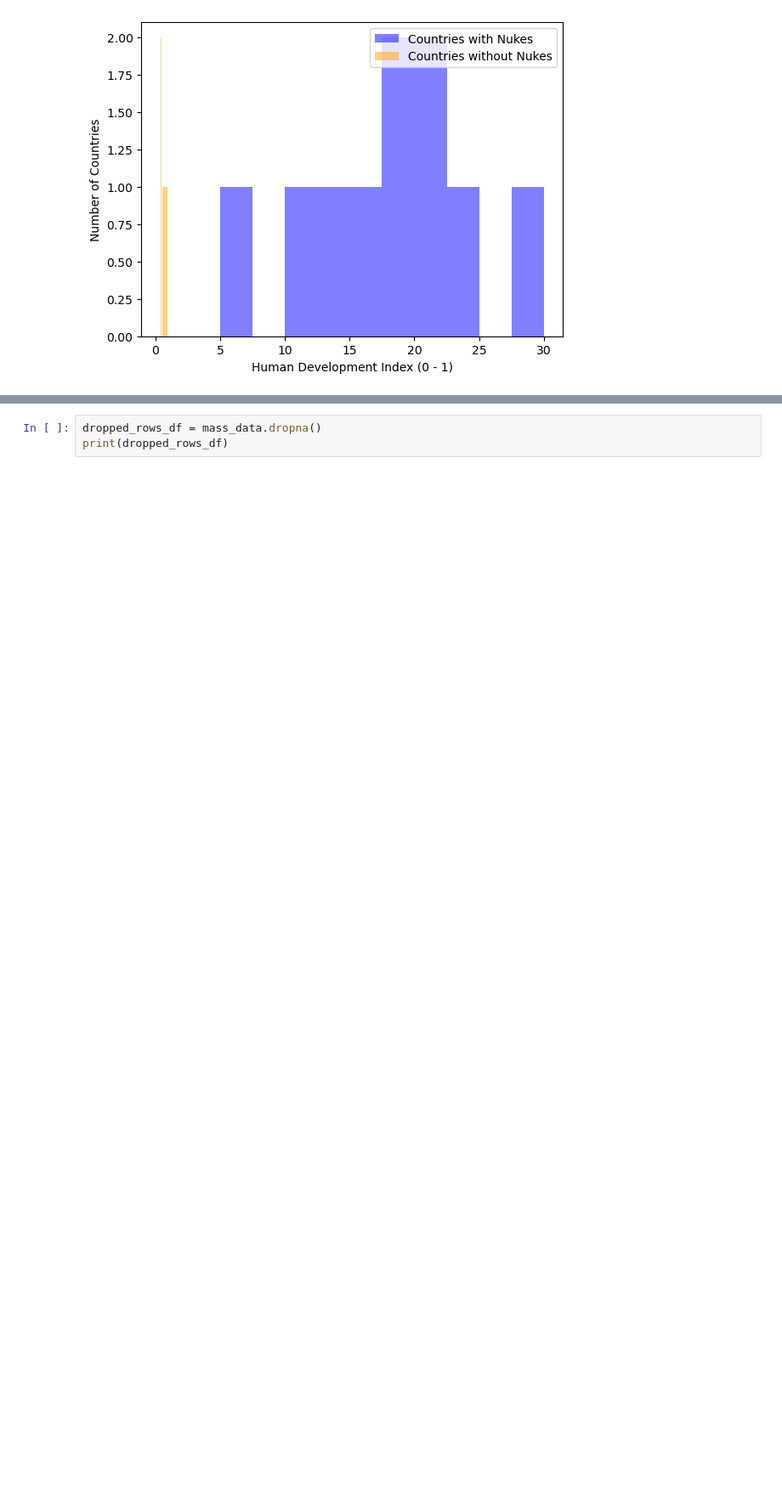
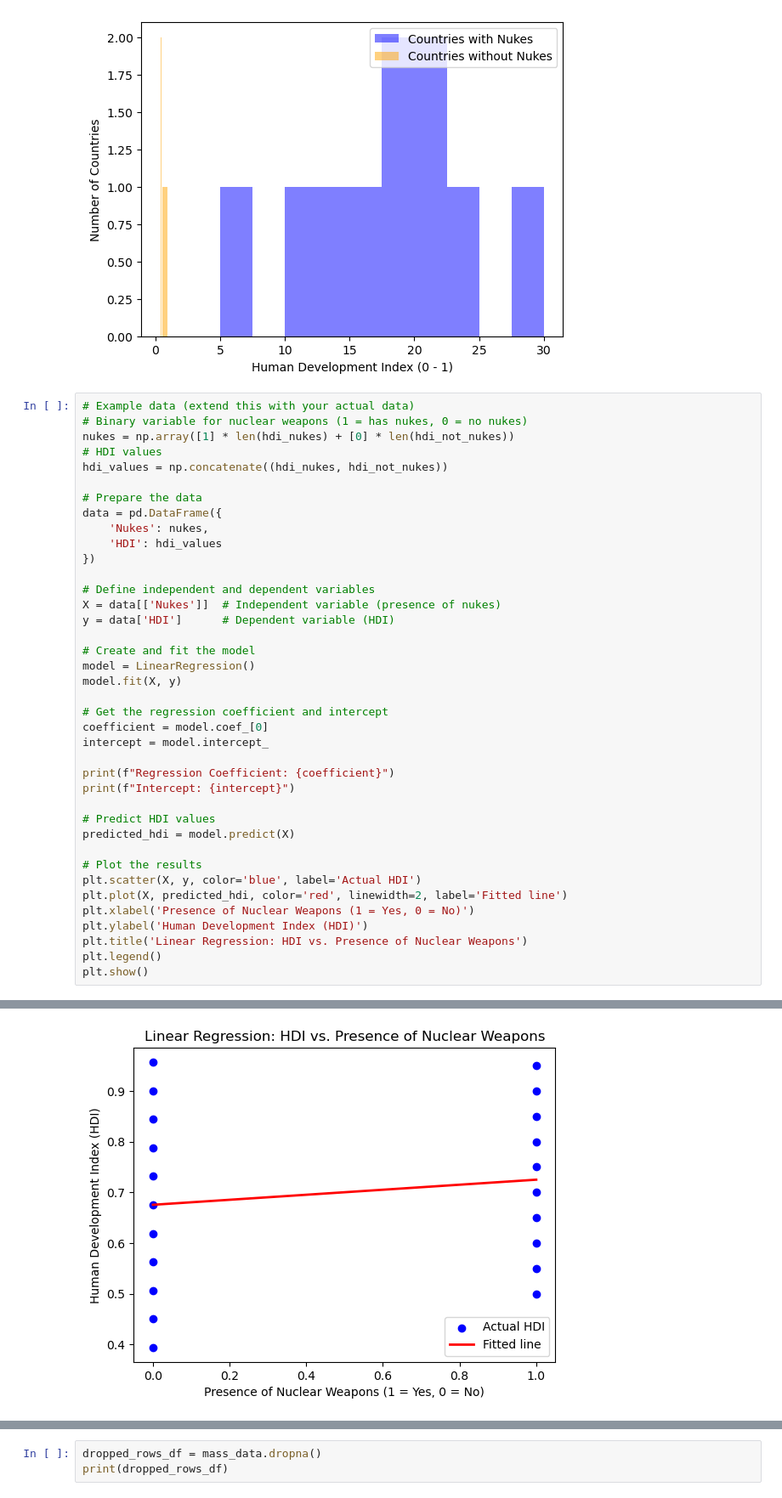
Before and after one commit to Blackbullbjj/eco_v_nukes, a Jupyter notebook: enviornment.ipynb, the cells around one changed output, grey strips where cells are left out. Shown at 85% size. Cells and saved outputs as stored; diff of their text form; blank space fills up the shorter version.

```diff
--- a/enviornment.ipynb
+++ b/enviornment.ipynb
@@ -222,3 +325,43 @@ plt.legend()
 plt.show()
 # %% [output]
 [figure]
+# %%
+# Example data (extend this with your actual data)
+# Binary variable for nuclear weapons (1 = has nukes, 0 = no nukes)
+nukes = np.array([1] * len(hdi_nukes) + [0] * len(hdi_not_nukes))
+# HDI values
+hdi_values = np.concatenate((hdi_nukes, hdi_not_nukes))
+
+# Prepare the data
+data = pd.DataFrame({
+    'Nukes': nukes,
+    'HDI': hdi_values
+})
+
+# Define independent and dependent variables
+X = data[['Nukes']]  # Independent variable (presence of nukes)
+y = data['HDI']      # Dependent variable (HDI)
+
+# Create and fit the model
+model = LinearRegression()
+model.fit(X, y)
+
+# Get the regression coefficient and intercept
+coefficient = model.coef_[0]
+intercept = model.intercept_
+
+print(f"Regression Coefficient: {coefficient}")
+print(f"Intercept: {intercept}")
+
+# Predict HDI values
+predicted_hdi = model.predict(X)
+
+# Plot the results
+plt.scatter(X, y, color='blue', label='Actual HDI')
+plt.plot(X, predicted_hdi, color='red', linewidth=2, label='Fitted line')
+plt.xlabel('Presence of Nuclear Weapons (1 = Yes, 0 = No)')
+plt.ylabel('Human Development Index (HDI)')
+plt.title('Linear Regression: HDI vs. Presence of Nuclear Weapons')
+plt.legend()
+plt.show()
+# %% [output]
@@ -224,0 +370 @@ plt.show()
+[figure, added]
```
Also changed, not shown: parts of 17 cells of this notebook, 9 other files.
